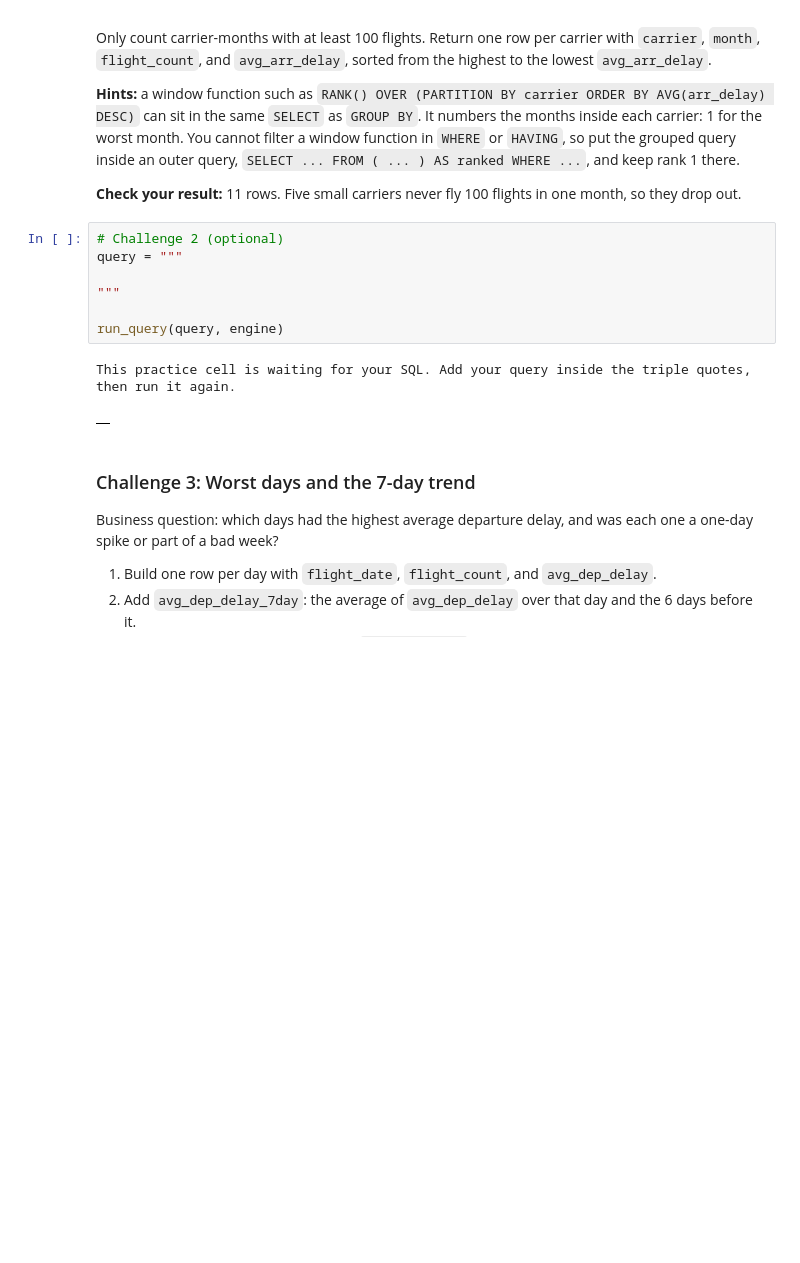
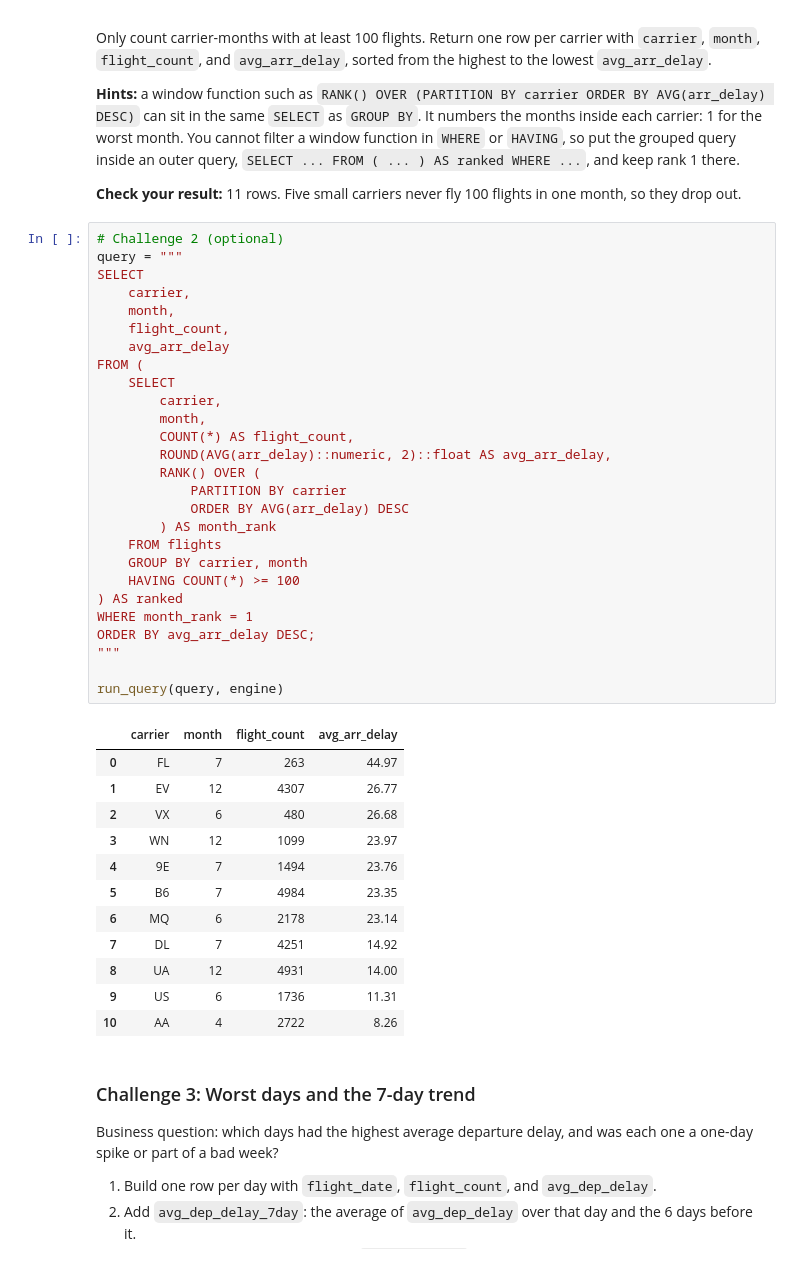
Before and after one commit to kalshaikhli/ban6003-week9-10-Karrar-Alshaikhli, a Jupyter notebook: notebooks/module9_neon_sql_fundamentals_guided_lab.ipynb, the cells around one changed output. Saved outputs shown, nothing was run; the diff lists cells and outputs as text; blank space fills up the shorter version.

```diff
--- a/notebooks/module9_neon_sql_fundamentals_guided_lab.ipynb
+++ b/notebooks/module9_neon_sql_fundamentals_guided_lab.ipynb
@@ -1030,13 +1045,43 @@ Only count carrier-months with at least 100 flights. Return one row per carrier
 # %%
 # Challenge 2 (optional)
 query = """
-
+SELECT
+    carrier,
+    month,
+    flight_count,
+    avg_arr_delay
+FROM (
+    SELECT
+        carrier,
+        month,
+        COUNT(*) AS flight_count,
+        ROUND(AVG(arr_delay)::numeric, 2)::float AS avg_arr_delay,
+        RANK() OVER (
+            PARTITION BY carrier
+            ORDER BY AVG(arr_delay) DESC
+        ) AS month_rank
+    FROM flights
+    GROUP BY carrier, month
+    HAVING COUNT(*) >= 100
+) AS ranked
+WHERE month_rank = 1
+ORDER BY avg_arr_delay DESC;
 """
 
 run_query(query, engine)
 # %% [output]
-This practice cell is waiting for your SQL. Add your query inside the triple quotes, then run it again.
-|  |
+|  | carrier | month | flight_count | avg_arr_delay |
+| 0 | FL | 7 | 263 | 44.97 |
+| 1 | EV | 12 | 4307 | 26.77 |
+| 2 | VX | 6 | 480 | 26.68 |
+| 3 | WN | 12 | 1099 | 23.97 |
+| 4 | 9E | 7 | 1494 | 23.76 |
+| 5 | B6 | 7 | 4984 | 23.35 |
+| 6 | MQ | 6 | 2178 | 23.14 |
+| 7 | DL | 7 | 4251 | 14.92 |
+| 8 | UA | 12 | 4931 | 14.00 |
+| 9 | US | 6 | 1736 | 11.31 |
+| 10 | AA | 4 | 2722 | 8.26 |
 # %% [markdown]
 ### Challenge 3: Worst days and the 7-day trend
 
```
Also changed, not shown: parts of 2 cells of this notebook.
